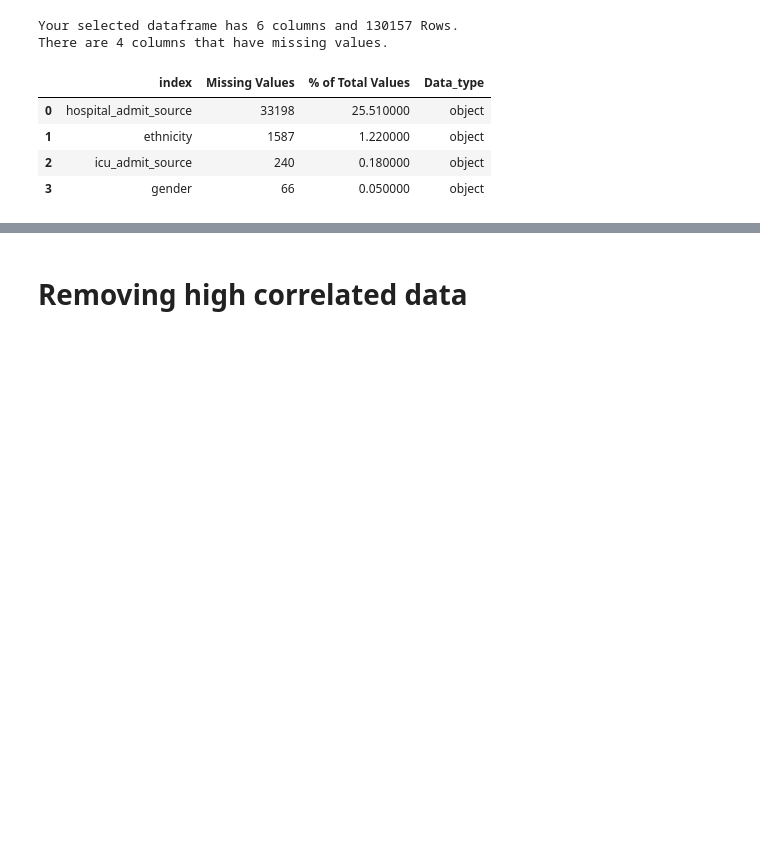
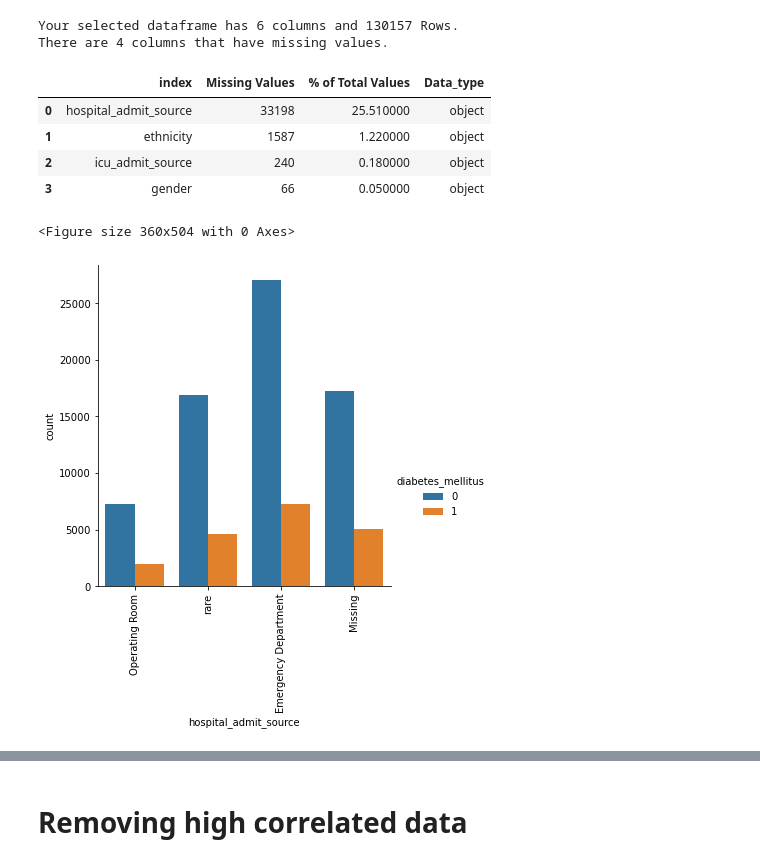
Before and after one commit to salma71/WiDS_kaggle_competition, a Jupyter notebook: data-processing.ipynb, the cells around one changed output, grey strips where cells are left out. Drawn from its saved outputs; the diff is of its cells as text; code cells hidden in the pictures; blank space fills up the shorter version.

```diff
--- a/data-processing.ipynb
+++ b/data-processing.ipynb
@@ -160,6 +149,0 @@ Name: hospital_admit_source, dtype: object
-# %%
-# group rare labels in hospital_admit_source
-
-X_train['hospital_admit_source'] = group_rare_labels(X_train, 'hospital_admit_source', 0.1)
-
-X_train['hospital_admit_source']
@@ -258,0 +284,8 @@ ss = automate_plot(X_train, 'hospital_admit_source', 'diabetes_mellitus')
+# %%
+fig = plt.figure(figsize=(5, 7))
+t = sns.catplot(data = X_train, x = 'hospital_admit_source', hue = 'diabetes_mellitus', kind = 'count')
+t.set_xticklabels(rotation=90)
+plt.show()
+# %% [output]
+<Figure size 360x504 with 0 Axes>
+[figure, added]
```
Also changed, not shown: parts of 27 cells of this notebook.
